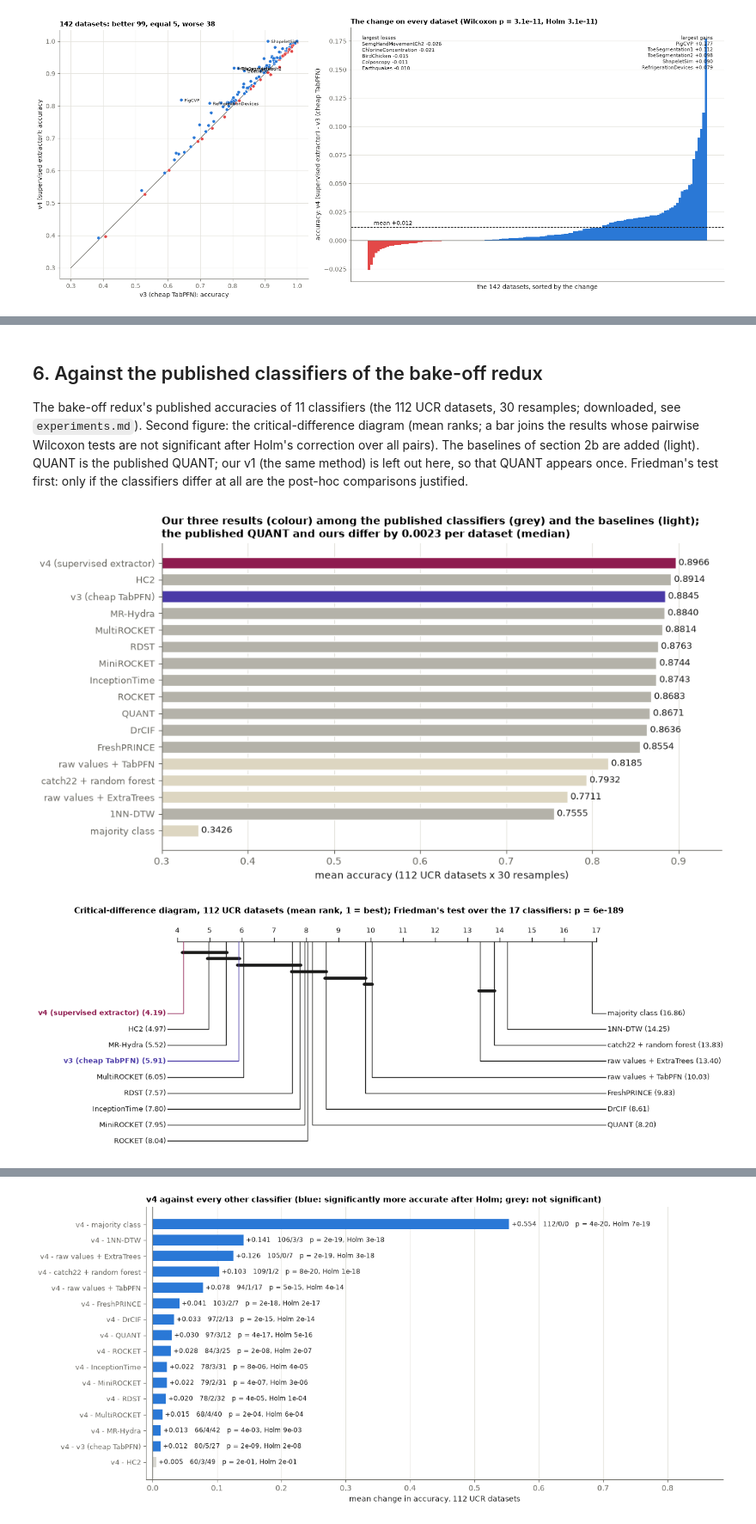
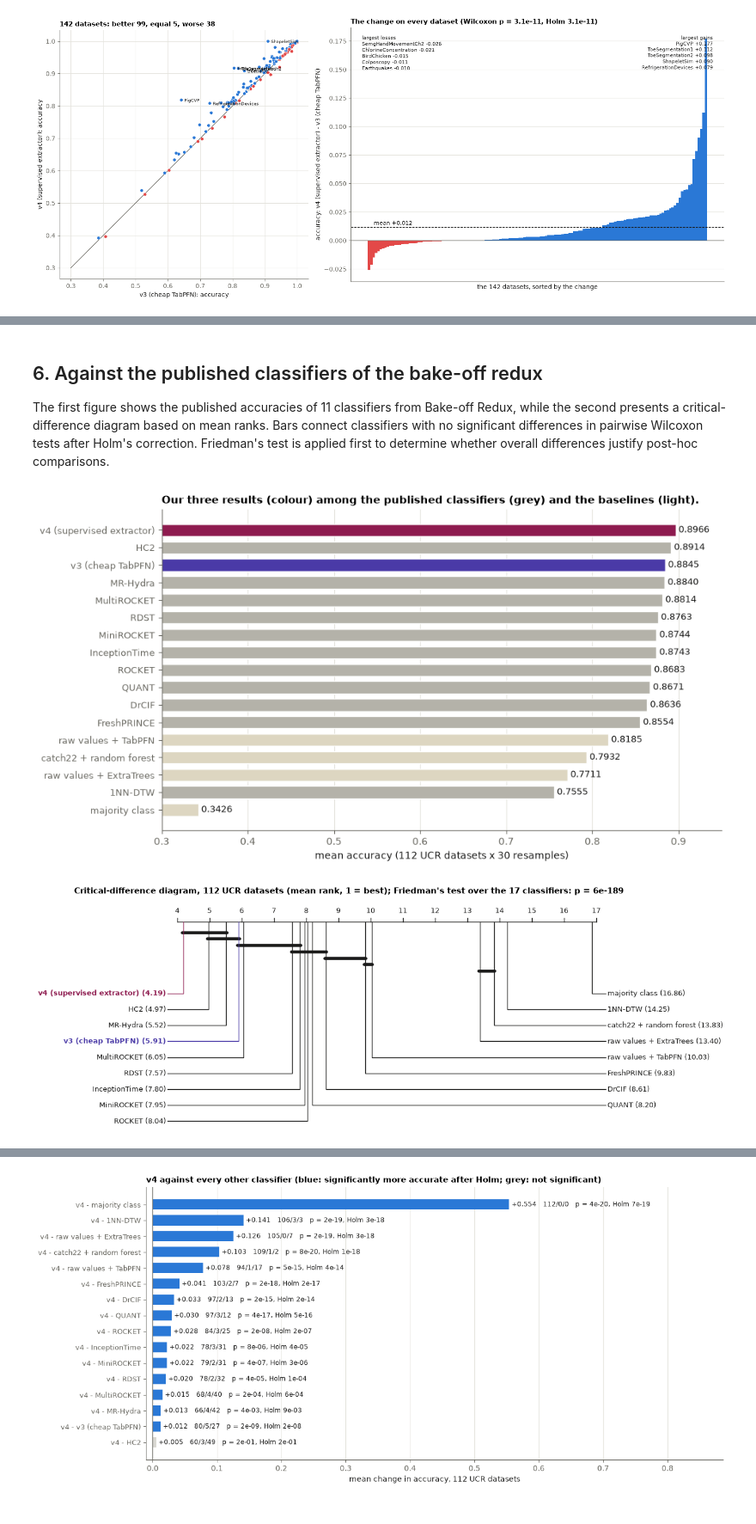
Before and after one commit to Constantin-87/quant-reproduction, a Jupyter notebook: notebooks/05_full-benchmark.ipynb, the cells around one changed output, grey strips where cells are left out. Shown at 86% size. Drawn from its saved outputs; the diff is of its cells as text; code cells hidden in the pictures.

```diff
--- a/notebooks/05_full-benchmark.ipynb
+++ b/notebooks/05_full-benchmark.ipynb
@@ -192,28 +121,0 @@ Transforms + feature selection + fit + predict. QUANT + ExtraTrees on one core (
-# %%
-n_train = v3_runs.groupby("dataset")["n_train"].first()               # training cases of every dataset
-RUNS = {"v1": v1_runs, "v1 all cores": v1_all_runs, "v3": v3_runs, "v4": v4_runs}
-LABELS = {"v1": "QUANT + ExtraTrees (v1)\none CPU core", "v1 all cores": "QUANT + ExtraTrees (v1)\nall CPU cores",
-          "v3": "v3 (cheap TabPFN)\nall cores + GPU", "v4": "v4 (supervised extractor)\nall cores + GPU"}
-time = pd.DataFrame({name: runs.groupby("dataset")["total_time"].mean() for name, runs in RUNS.items()}).loc[DATASETS]
-fig, axes = plt.subplots(1, 2, figsize=(18, 5), gridspec_kw={"width_ratios": [1.3, 1.6]})
-ax = axes[0]
-totals = [runs["total_time"].sum() / 3600 for runs in RUNS.values()]
-bars = ax.bar(range(len(RUNS)), totals, 0.6, color=[RESULT_COLORS[n] for n in RUNS], edgecolor="white")
-ax.bar_label(bars, fmt="{:.1f} h", padding=3, fontsize=10, color=TEXT)
-ax.set_xticks(range(len(RUNS)), [LABELS[n] for n in RUNS], fontsize=8)
-ax.set_ylim(0, max(totals) * 1.2)
-ax.set_ylabel("hours")
-ax.set_title("Total time, 142 datasets x 30 resamples", loc="left")
-
-ax = axes[1]
-for name in RUNS:
-    ax.scatter(n_train[time.index], time[name], s=24, color=RESULT_COLORS[name], edgecolor="white",
-               linewidth=0.5, label=LABELS[name].replace("\n", ", "), zorder=3)
-ax.set_xscale("log")
-ax.set_xlabel("training cases")
-ax.set_ylabel("seconds per run")
-ax.set_title("Time per run of every dataset", loc="left")
-ax.grid(True, axis="both")
-ax.legend(loc="upper left", frameon=False, fontsize=9)
-fig.tight_layout()
-plt.show()
@@ -374,11 +172,7 @@ plt.show()
 # %% [markdown]
 ## 6. Against the published classifiers of the bake-off redux
 
-The bake-off redux's published accuracies of 11 classifiers (the 112 UCR datasets, 30 resamples; downloaded, see
-`experiments.md`). Second figure: the critical-difference diagram (mean ranks; a bar joins the results whose pairwise
-Wilcoxon tests are not significant after Holm's correction over all pairs). The baselines of section 2b are added (light). QUANT is the published QUANT; our v1 (the same method) is left out
-here, so that QUANT appears once.
-Friedman's test first: only if the classifiers differ at all are the post-hoc comparisons justified.
+The first figure shows the published accuracies of 11 classifiers from Bake-off Redux, while the second presents a critical-difference diagram based on mean ranks. Bars connect classifiers with no significant differences in pairwise Wilcoxon tests after Holm's correction. Friedman's test is applied first to determine whether overall differences justify post-hoc comparisons.
 # %%
 # the published accuracies as downloaded: one file per classifier, one row per dataset, one column per resample
 REF_MEAN = pd.DataFrame()                                 # one column per classifier: its mean accuracy per dataset
@@ -391,7 +185,7 @@ UCR112 = [d for d in DATASETS if d in REF_MEAN.index]
 BENCH = REF_MEAN.loc[UCR112].copy()
 for n in ["v3", "v4"]:                                   # v1 is QUANT itself: the published QUANT stands for it
     BENCH[NAMES[n]] = MEAN.loc[UCR112, n]
-for name in BASE_MEAN:                                   # the baselines of section 2b
+for name in BASE_MEAN:                                   # the baselines of section 4
     BENCH[name] = BASE_MEAN.loc[UCR112, name]
 
 columns = [BENCH[c] for c in BENCH]
@@ -405,9 +199,7 @@ ax.bar_label(bars, fmt="{:.4f}", padding=3, fontsize=9, color=TEXT)
 ax.set_yticks(range(len(means)), means.index, fontsize=9)
 ax.set_xlim(0.30, 0.95)
 ax.set_xlabel("mean accuracy (112 UCR datasets x 30 resamples)")
-ax.set_title("Our three results (colour) among the published classifiers (grey) and the baselines (light);\n"
-             "the published QUANT and ours"
-             f" differ by {check.median():.4f} per dataset (median)", loc="left")
+ax.set_title("Our three results (colour) among the published classifiers (grey) and the baselines (light).", loc="left")
 ax.grid(True, axis="x")
 ax.grid(False, axis="y")
 fig.tight_layout()
@@ -455,32 +247,32 @@ def cd_diagram(scores, highlight=(), alpha=0.05, title="", labels=None, size=Non
     for c, (i, j) in enumerate(cliques):
         y = -0.2 - 0.12 * c
         ax.plot([ranks.iloc[i] - 0.03, ranks.iloc[j] + 0.03], [y, y], color=TEXT, linewidth=4, solid_capstyle="round")
     top = -0.2 - 0.12 * len(cliques)                     # the names start below the clique bars
     for n, (name, r) in enumerate(ranks.items()):        # the better half on the left, the rest on the right
         left = n < half
         y = top - 0.3 * ((n if left else k - 1 - n) + 1)
         edge = lo - 0.3 if left else hi + 0.3
         color, weight = (color_of(name), "bold") if name in highlight else (TEXT, "normal")     # ours in their colours
         ax.plot([r, r, edge], [0, y, y], color=color, linewidth=1)
         label = labels.get(name, name) if labels else name
         ax.text(edge + (-0.05 if left else 0.05), y, f"{label} ({r:.2f})", ha="right" if left else "left",
                 va="center", fontsize=fontsize, color=color, fontweight=weight)
     ax.set_xlim(lo - 3.2, hi + 3.2)
     ax.set_ylim(top - 0.3 * (half + 0.5), 0.45)
     ax.axis("off")
     if title:
         ax.set_title(title, loc="left")
     fig.tight_layout(pad=0.2)
     if path:
         fig.savefig(f"{path}.pdf", bbox_inches="tight")
         fig.savefig(f"{path}.png", dpi=300, bbox_inches="tight")
     plt.show()
     return ranks, cliques
 
 
 ranks, cliques = cd_diagram(BENCH, highlight=OURS,
                             title=f"Critical-difference diagram, 112 UCR datasets (mean rank, 1 = best); Friedman's test "
                                   f"over the {BENCH.shape[1]} classifiers: p = {friedman.pvalue:.0e}")
 # %% [output]
-[figure, old version]
+[figure, new version]
 [figure]
```
Also changed, not shown: parts of 45 cells of this notebook, 9 other files.
